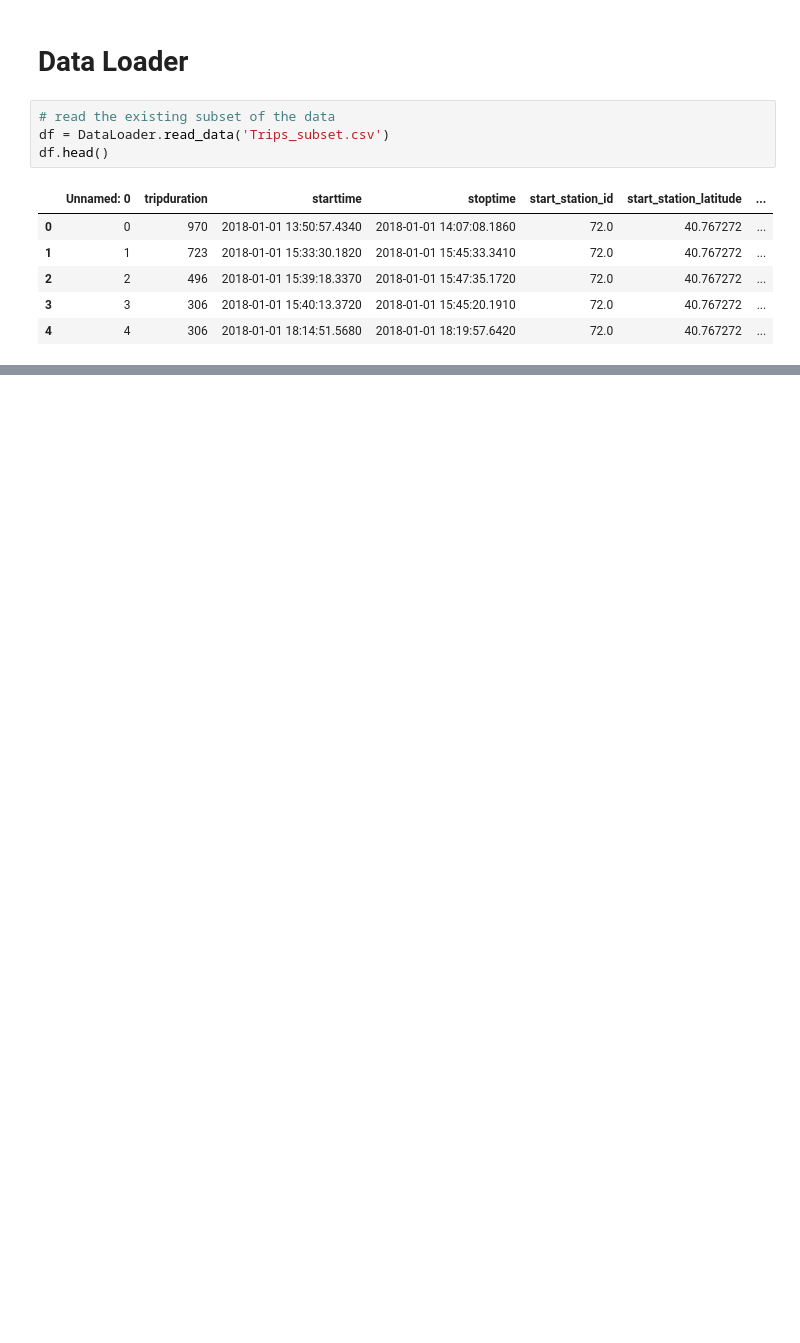
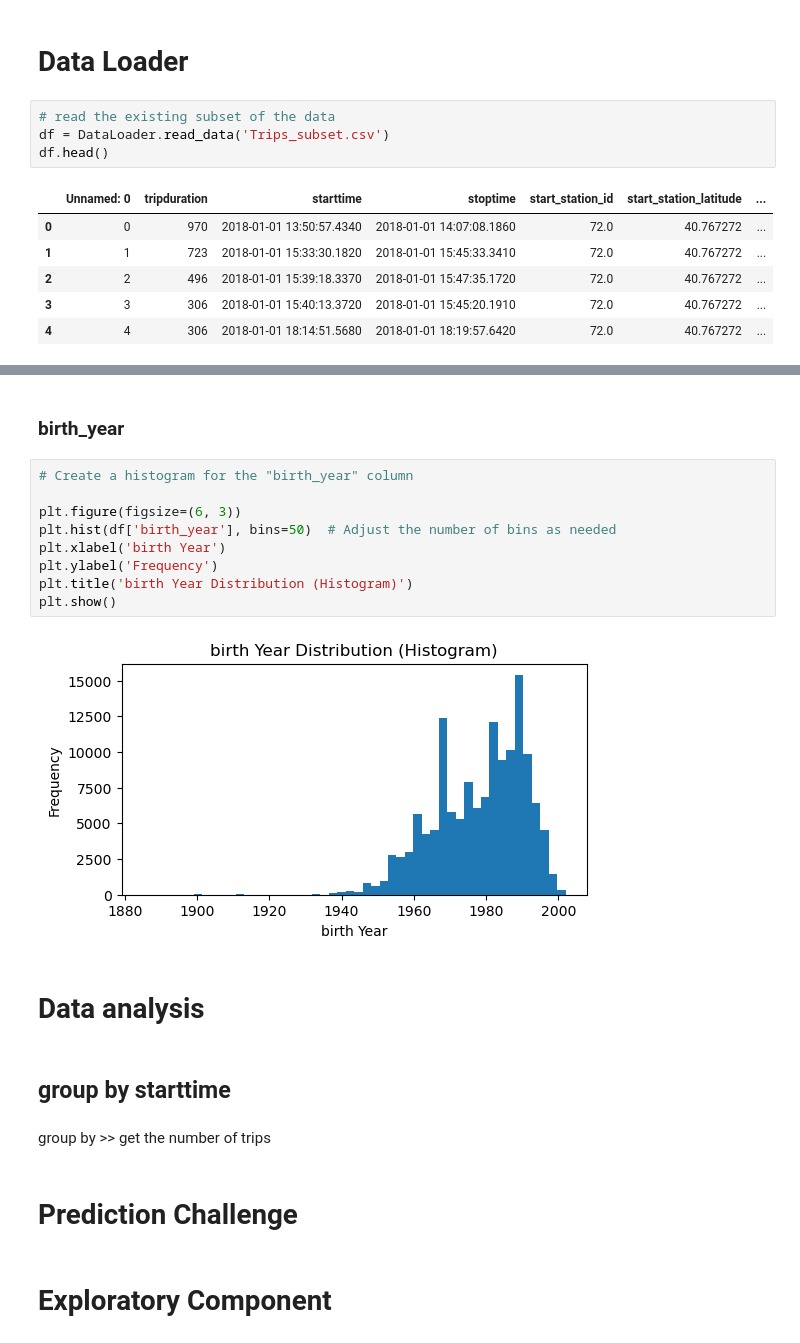
Before and after one commit to IlaAmini/Business-Analytics, a Jupyter notebook: main.ipynb, the cells around one changed output, grey strips where cells are left out. Saved outputs shown, nothing was run; the diff lists cells and outputs as text; blank space fills up the shorter version.

```diff
--- a/main.ipynb
+++ b/main.ipynb
@@ -20,0 +138,23 @@ df.head()
+# %% [markdown]
+### birth_year
+# %%
+# Create a histogram for the "birth_year" column
+
+plt.figure(figsize=(6, 3))
+plt.hist(df['birth_year'], bins=50)  # Adjust the number of bins as needed
+plt.xlabel('birth Year')
+plt.ylabel('Frequency')
+plt.title('birth Year Distribution (Histogram)')
+plt.show()
+# %% [output]
+[figure, added]
+# %% [markdown]
+# Data analysis
+# %% [markdown]
+## group by starttime
+# %% [markdown]
+group by >> get the number of trips
+# %% [markdown]
+# Prediction Challenge
+# %% [markdown]
+# Exploratory Component
```
Also changed, not shown: parts of 20 cells of this notebook.
